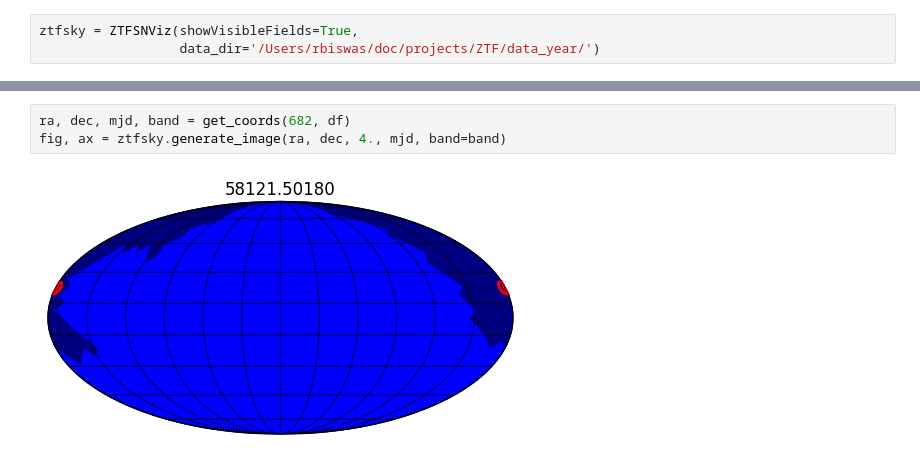
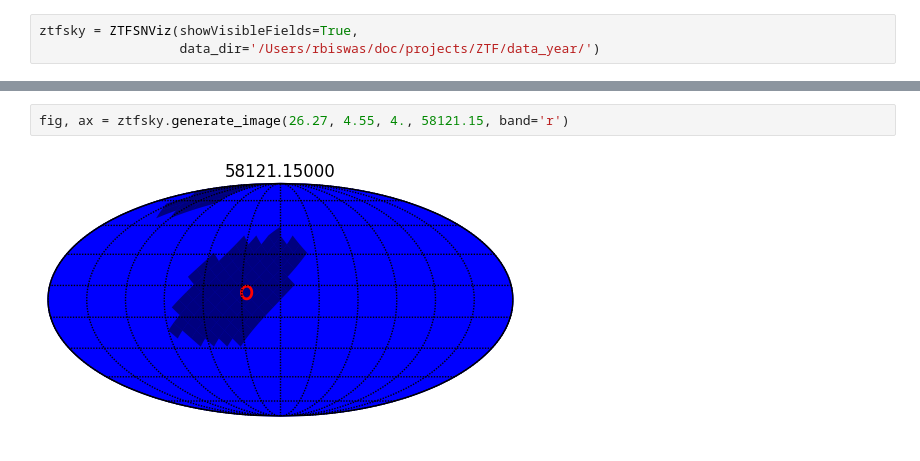
Before and after one commit to oskarkleincentre/cadence_demo_for_ztf, a Jupyter notebook: examples/Demo_ztf_visibleFields.ipynb, the cells around one changed output, grey strips where cells are left out. Cells and saved outputs as stored; diff of their text form.

```diff
--- a/examples/Demo_ztf_visibleFields.ipynb
+++ b/examples/Demo_ztf_visibleFields.ipynb
@@ -34,5 +10,4 @@ fig, ax = ztfsky.generate_image(ra, dec, 4., mjd, band=band)
-# %%
-ra, dec, mjd, band = get_coords(682, df)
-fig, ax = ztfsky.generate_image(ra, dec, 4., mjd, band=band)
-# %% [output]
-[figure, removed]
+# %%
+fig, ax = ztfsky.generate_image(26.27, 4.55, 4., 58121.15, band='r')
+# %% [output]
+[figure, added]
```
Also changed, not shown: parts of 6 cells of this notebook, 2 other files.
